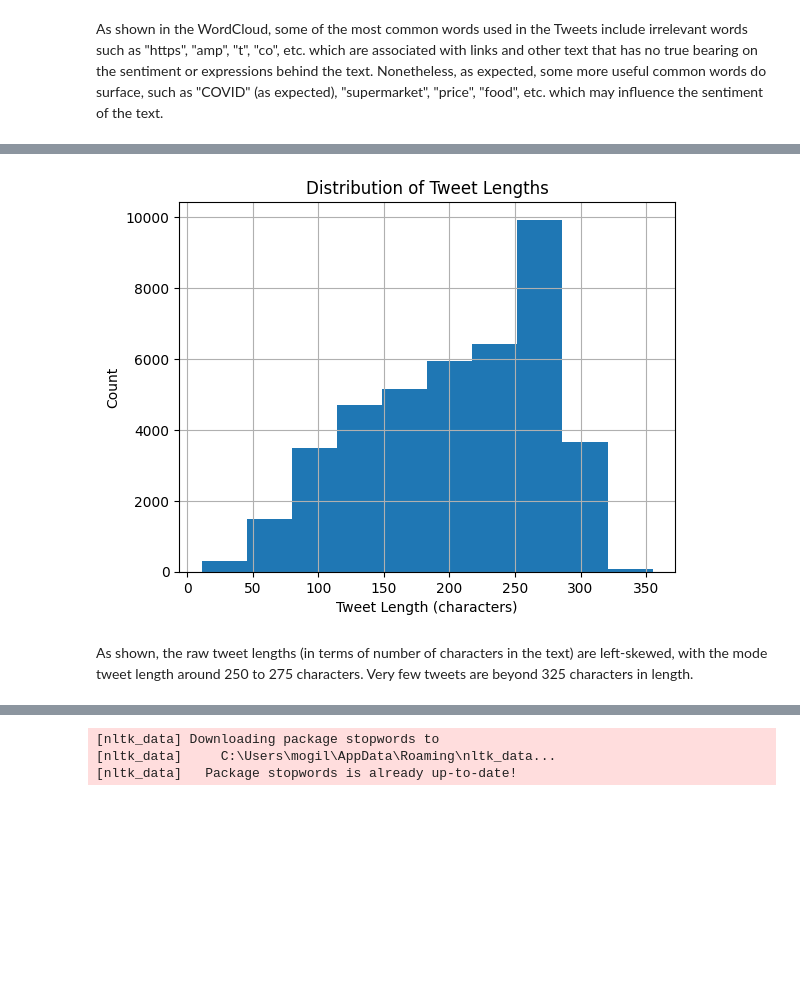
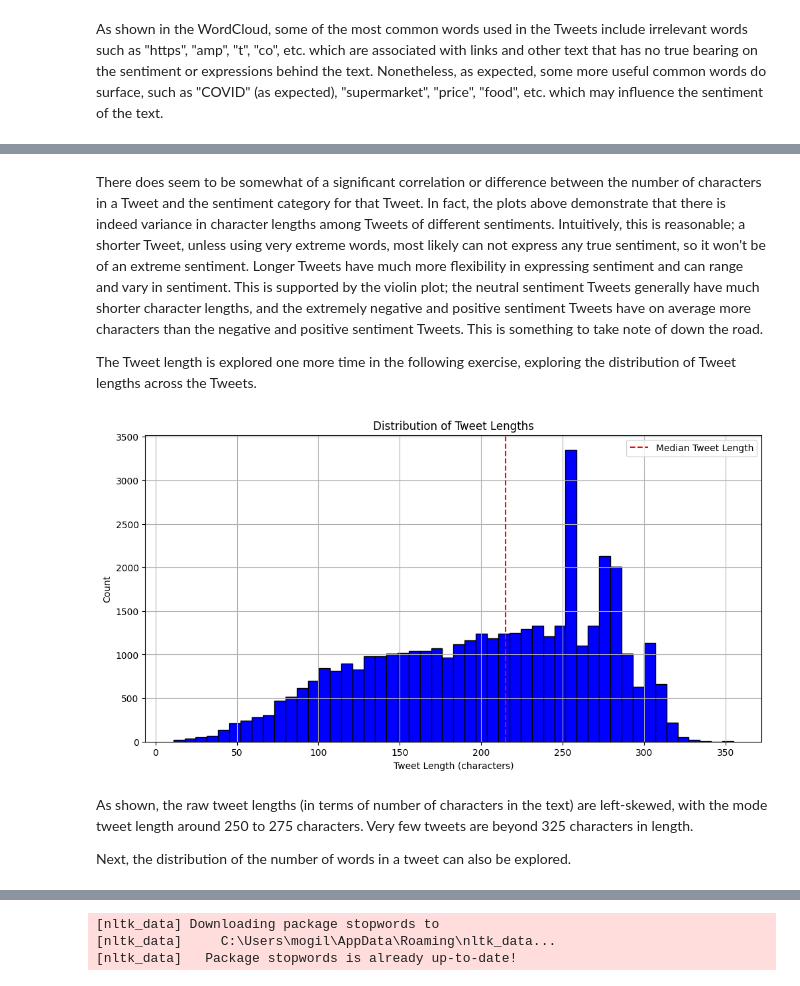
Before and after one commit to ALIENHZ1/ECE443_Term_Project, a Jupyter notebook: Covid/The_Sigmoid_Squad_Dataset4.ipynb, the cells around one changed output, grey strips where cells are left out. Saved outputs shown, nothing was run; the diff lists cells and outputs as text; code cells hidden in the pictures; blank space fills up the shorter version.

```diff
--- a/Covid/The_Sigmoid_Squad_Dataset4.ipynb
+++ b/Covid/The_Sigmoid_Squad_Dataset4.ipynb
@@ -149,0 +169,27 @@ As shown in the WordCloud, some of the most common words used in the Tweets incl
+# %%
+# Get TweetLength feature to see any correlations
+train_df['TweetLength'] = train_df['OriginalTweet'].str.len()
+
+# Distribution of Tweet lengths by sentiment
+plt.figure(figsize=(10, 6))
+sns.violinplot(data=train_df, x='Sentiment', y='TweetLength', palette='Set2')
+plt.title('Distribution of Tweet Lengths by Sentiment')
+plt.xlabel('Sentiment')
+plt.ylabel('Tweet Length (number of characters)')
+plt.show()
+
+# Correlation heatmap between sentiment and Tweet length
+train_df['SentimentEncoding'] = train_df['Sentiment'].map({ # temporary mapping to apply correlations
+    'Extremely Negative': 0,
+    'Negative': 1,
+    'Neutral': 0,
+    'Positive': 3,
+    'Extremely Positive': 4
+})
+corr_matrix = train_df[['TweetLength', 'SentimentEncoding']].corr()
+plt.figure(figsize=(6, 4))
+sns.heatmap(corr_matrix, annot=True, cmap='coolwarm', fmt='.2f')
+plt.title("Correlation Between Tweet Length and Sentiment")
+
+# Drop the columns since they were simply used for EDA and most likely won't be needed in the future
+train_df = train_df.drop(columns=['TweetLength', 'SentimentEncoding'])
@@ -150,13 +202,24 @@ As shown in the WordCloud, some of the most common words used in the Tweets incl
+# %% [markdown]
+There does seem to be somewhat of a significant correlation or difference between the number of characters in a Tweet and the sentiment category for that Tweet. In fact, the plots above demonstrate that there is indeed variance in character lengths among Tweets of different sentiments. Intuitively, this is reasonable; a shorter Tweet, unless using very extreme words, most likely can not express any true sentiment, so it won't be of an extreme sentiment. Longer Tweets have much more flexibility in expressing sentiment and can range and vary in sentiment. This is supported by the violin plot; the neutral sentiment Tweets generally have much shorter character lengths, and the extremely negative and positive sentiment Tweets have on average more characters than the negative and positive sentiment Tweets. This is something to take note of down the road.
+
+The Tweet length is explored one more time in the following exercise, exploring the distribution of Tweet lengths across the Tweets.
 # %%
 # Create histogram of the length of each tweet (number of characters)
-train_df['OriginalTweet'].str.len().hist()
+tweet_len = train_df['OriginalTweet'].str.len()
+plt.figure(figsize=(12, 6))
+plt.hist(tweet_len, bins=50, color='blue', edgecolor='black')
+plt.axvline(x=tweet_len.median(), color='red', linestyle='--', label='Median Tweet Length')
 plt.xlabel('Tweet Length (characters)')
 plt.ylabel('Count')
 plt.title('Distribution of Tweet Lengths')
+plt.legend()
+plt.grid()
 plt.show()
 # %% [output]
-[figure, old version]
+[figure, new version]
 # %% [markdown]
 As shown, the raw tweet lengths (in terms of number of characters in the text) are left-skewed, with the mode tweet length around 250 to 275 characters. Very few tweets are beyond 325 characters in length.
+
+Next, the distribution of the number of words in a tweet can also be explored.
 # %%
 # Create a histogram of the number of words in each tweet
```
Also changed, not shown: parts of 101 cells of this notebook.
